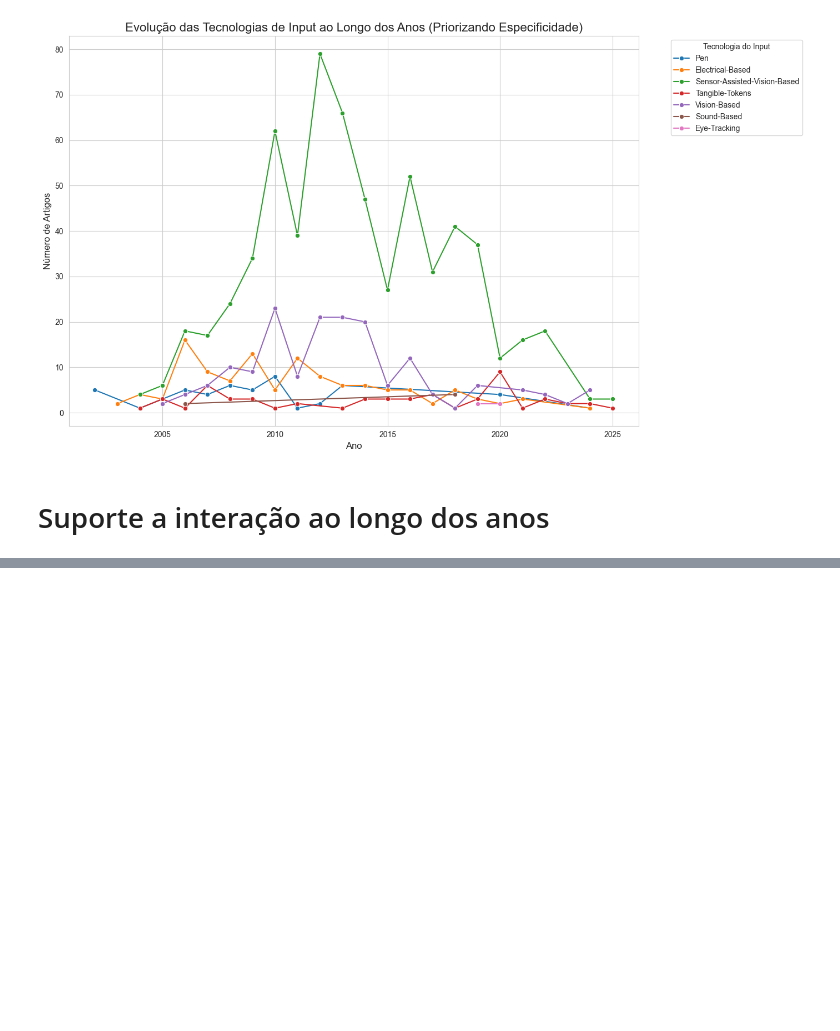
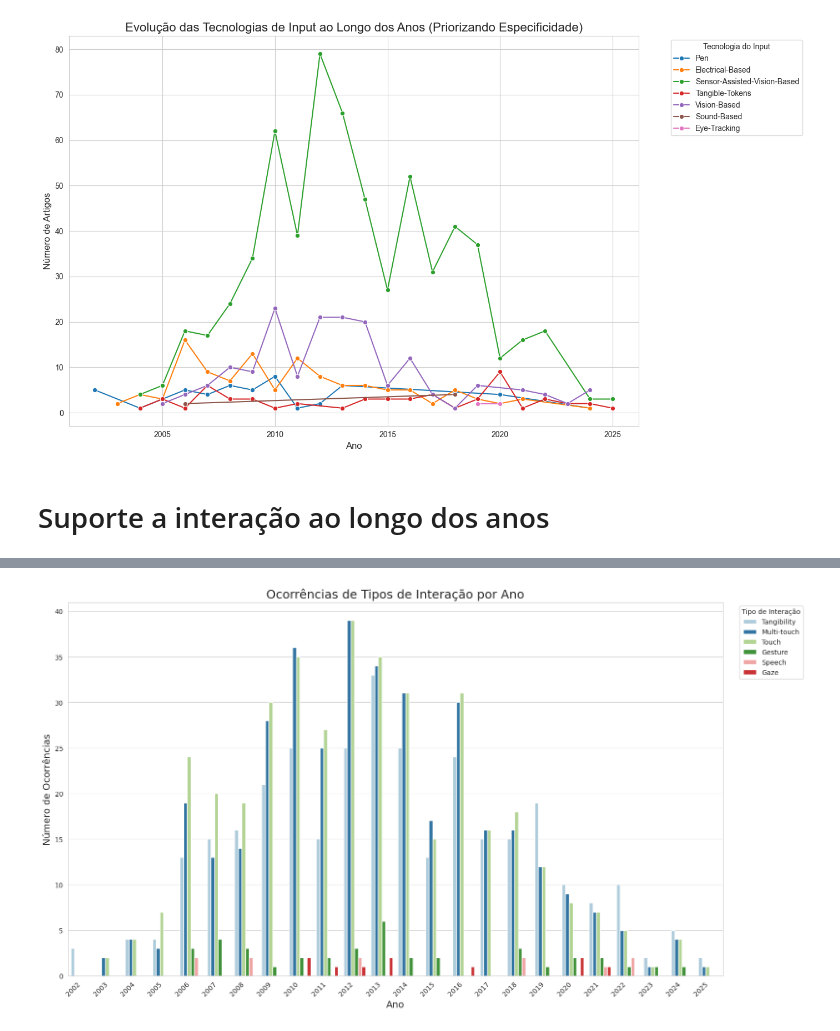
Before and after one commit to Guglis02/Tabletop-Data-Extraction, a Jupyter notebook: notebook.ipynb, the cells around one changed output, grey strips where cells are left out. Drawn from its saved outputs; the diff is of its cells as text; code cells hidden in the pictures; blank space fills up the shorter version.

```diff
--- a/notebook.ipynb
+++ b/notebook.ipynb
@@ -745,0 +786,43 @@ plt.show()
+# %%
+import pandas as pd
+import matplotlib.pyplot as plt
+import seaborn as sns
+
+# Carregar os dados
+df = pd.read_csv("transformed_data.csv")
+
+# Remover linhas com ano ou tipo de interação ausente
+df = df.dropna(subset=["ano", "Tipo de interação"])
+
+# Converter ano para inteiro
+df["ano"] = df["ano"].astype(int)
+
+# Separar os tipos de interação por vírgula e limpar espaços
+df["Tipo de interação"] = df["Tipo de interação"].str.split(",")
+
+# Explodir listas em linhas separadas
+df = df.explode("Tipo de interação")
+
+# Remover espaços em branco extras
+df["Tipo de interação"] = df["Tipo de interação"].str.strip()
+
+# Contar ocorrências por ano e tipo de interação
+timeline_interacao = df.groupby(["ano", "Tipo de interação"]).size().reset_index(name="count")
+
+# Plotar
+plt.figure(figsize=(16, 9))
+sns.set_style("whitegrid")
+
+# Usando sns.barplot para criar o gráfico de barras agrupadas com uma nova paleta de cores
+sns.barplot(data=timeline_interacao, x="ano", y="count", hue="Tipo de interação", palette="Paired") # <--- AQUI MUDAMOS A PALETA
+
+# Ajustes finais
+plt.title("Ocorrências de Tipos de Interação por Ano", fontsize=18)
+plt.xlabel("Ano", fontsize=14)
+plt.ylabel("Número de Ocorrências", fontsize=14)
+plt.xticks(rotation=45, ha='right')
+plt.legend(title="Tipo de Interação", bbox_to_anchor=(1.02, 1), loc='upper left')
+plt.tight_layout()
+plt.show()
+# %% [output]
+[figure, added]
```
Also changed, not shown: parts of 4 cells of this notebook, 2 other files.
